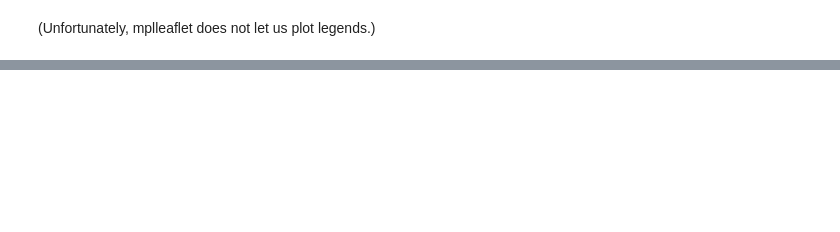
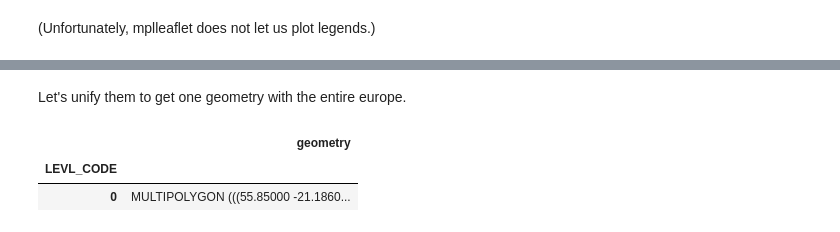
Before and after one commit to han16nah/final_project-han16nah, a Jupyter notebook: gbif_analysis.ipynb, the cells around one changed output, grey strips where cells are left out. Drawn from its saved outputs; the diff is of its cells as text; code cells hidden in the pictures; blank space fills up the shorter version.

```diff
--- a/gbif_analysis.ipynb
+++ b/gbif_analysis.ipynb
@@ -120,0 +125,3 @@ The get_offset_position function was deprecated in Matplotlib 3.3 and will be re
+# %%
+fp = "./NUTS_RG_60M_2021_4326_LEVL_0.shp/NUTS_RG_60M_2021_4326_LEVL_0.shp"
+gdf_european_countries = gpd.read_file(fp)
@@ -120,0 +139,9 @@ The get_offset_position function was deprecated in Matplotlib 3.3 and will be re
+# %% [markdown]
+Let's unify them to get one geometry with the entire europe.
+# %%
+gdf_europe = gdf_european_countries.dissolve(by="LEVL_CODE")[['geometry']]
+display(gdf_europe)
+# %% [output]
+|  | geometry |
+| LEVL_CODE |  |
+| 0 | MULTIPOLYGON (((55.85000 -21.1860... |
```
Also changed, not shown: parts of 8 cells of this notebook.
